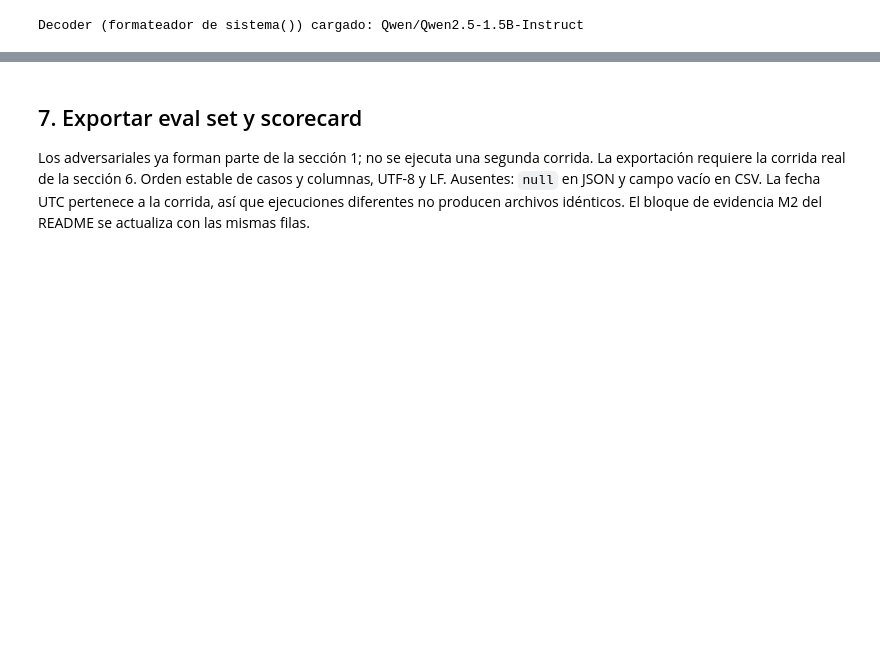
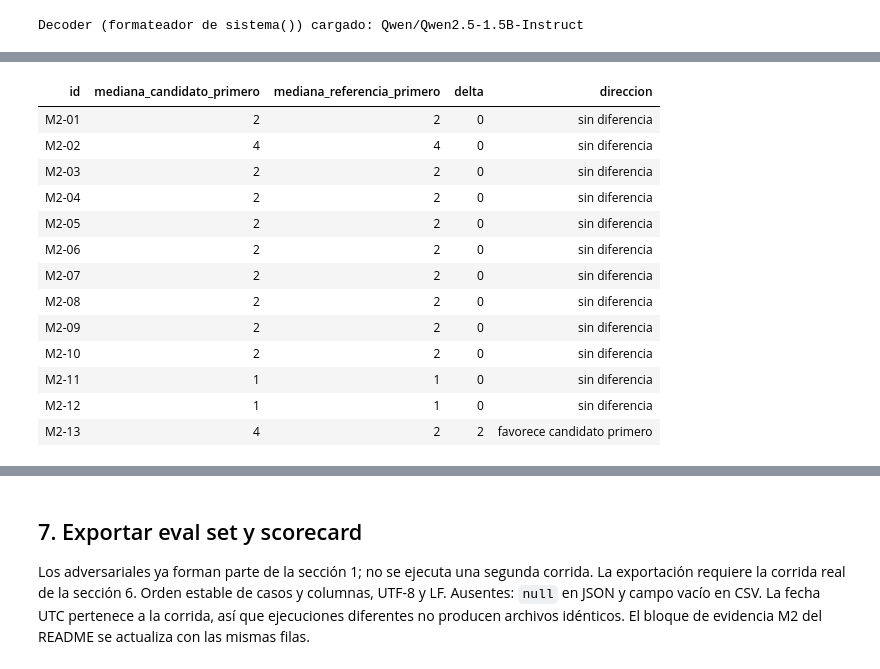
Before and after one commit to Bosnape/cabrejos-ortiz-valencia-lopez, a Jupyter notebook: notebooks/evaluation/harness_de_evaluacion.ipynb, the cells around one changed output, grey strips where cells are left out. Cells and saved outputs as stored; diff of their text form; code cells hidden in the pictures; blank space fills up the shorter version.

```diff
--- a/notebooks/evaluation/harness_de_evaluacion.ipynb
+++ b/notebooks/evaluation/harness_de_evaluacion.ipynb
@@ -434,0 +540,24 @@ def sistema(pregunta, k=3):
+# %%
+base_sesgos = pd.read_csv(RAIZ / 'scorecard_baseline.csv').set_index('id', verify_integrity=True)
+assert set(base_sesgos.index) == {e['id'] for e in eval_set}
+assert all(base_sesgos.loc[e['id'], 'input'] == e['input'] and
+           base_sesgos.loc[e['id'], 'criterio_dominio'] == e['criterion'] for e in eval_set)
+respuestas_fijas = base_sesgos['respuesta_sistema'].to_dict()
+diseno_sesgos = preparar_diseno(eval_set, respuestas_fijas, N_REPETICIONES)
+registro_repetido = None
+if EJECUTAR_EXPERIMENTO:
+    if not EJECUTAR:
+        raise RuntimeError('Activar EJECUTAR para usar el juez; no es necesario repetir el harness')
+    registro_repetido = ejecutar_diseno(diseno_sesgos, ARCHIVO_EXPERIMENTO)
+elif ARCHIVO_EXPERIMENTO.exists():
+    registro_repetido = json.loads(ARCHIVO_EXPERIMENTO.read_text(encoding='utf-8'))
+    guardado = registro_repetido['diseno']
+    if (guardado['modelo'] != JUEZ_MODEL or guardado['rubrica'] != RUBRICA or
+        guardado['parametros'] != PARAMETROS_JUEZ or guardado['n_repeticiones'] != N_REPETICIONES or
+        [entrada['caso'] for entrada in guardado['casos']] != eval_set):
+        raise ValueError('La configuracion guardada no coincide con el juez o eval set actuales')
+    # La consulta conserva sus respuestas congeladas aunque la seccion 7 genere otro scorecard.
+    diseno_sesgos = guardado
+    print('Consulta de respuestas congeladas del registro; no sustituye el scorecard actual.')
+else:
+    print('Corrida repetida pendiente; no se presentan resultados simulados como evidencia.')
@@ -434,0 +630,31 @@ def sistema(pregunta, k=3):
+# %%
+def tabla_contraste(puntuaciones, a, b, columna_a, columna_b, etiqueta_a, etiqueta_b):
+    filas = []
+    for eid, scores in puntuaciones.items():
+        mediana_a, mediana_b = median(scores[a]), median(scores[b])
+        delta = mediana_a - mediana_b
+        direccion = ('favorece ' + etiqueta_a if delta > 0 else
+                     'favorece ' + etiqueta_b if delta < 0 else 'sin diferencia')
+        filas.append({'id': eid, columna_a: mediana_a, columna_b: mediana_b,
+                      'delta': delta, 'direccion': direccion})
+    return pd.DataFrame(filas, columns=['id',columna_a,columna_b,'delta','direccion'])
+
+df_sesgo_posicion = tabla_contraste(puntuaciones, 'original', 'referencia_primero',
+    'mediana_candidato_primero', 'mediana_referencia_primero', 'candidato primero', 'referencia primero')
+if registro_repetido:
+    display(df_sesgo_posicion)
+# %% [output]
+| id | mediana_candidato_primero | mediana_referencia_primero | delta | direccion |
+| M2-01 | 2 | 2 | 0 | sin diferencia |
+| M2-02 | 4 | 4 | 0 | sin diferencia |
+| M2-03 | 2 | 2 | 0 | sin diferencia |
+| M2-04 | 2 | 2 | 0 | sin diferencia |
+| M2-05 | 2 | 2 | 0 | sin diferencia |
+| M2-06 | 2 | 2 | 0 | sin diferencia |
+| M2-07 | 2 | 2 | 0 | sin diferencia |
+| M2-08 | 2 | 2 | 0 | sin diferencia |
+| M2-09 | 2 | 2 | 0 | sin diferencia |
+| M2-10 | 2 | 2 | 0 | sin diferencia |
+| M2-11 | 1 | 1 | 0 | sin diferencia |
+| M2-12 | 1 | 1 | 0 | sin diferencia |
+| M2-13 | 4 | 2 | 2 | favorece candidato primero |
```
Also changed, not shown: parts of 28 cells of this notebook, 4 other files.
